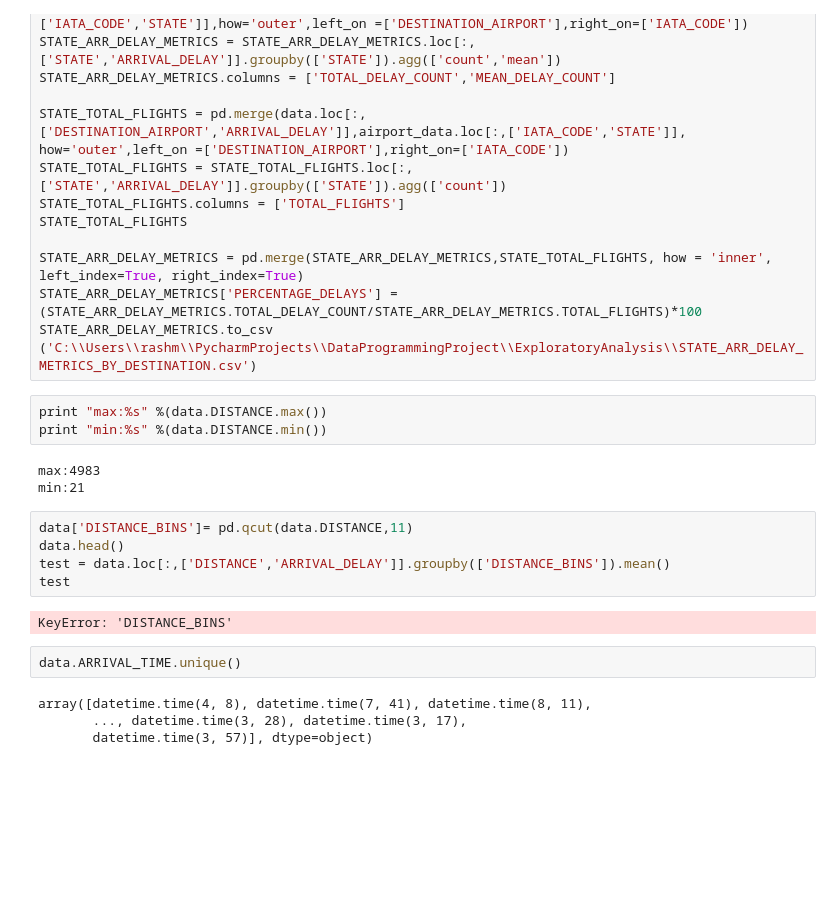
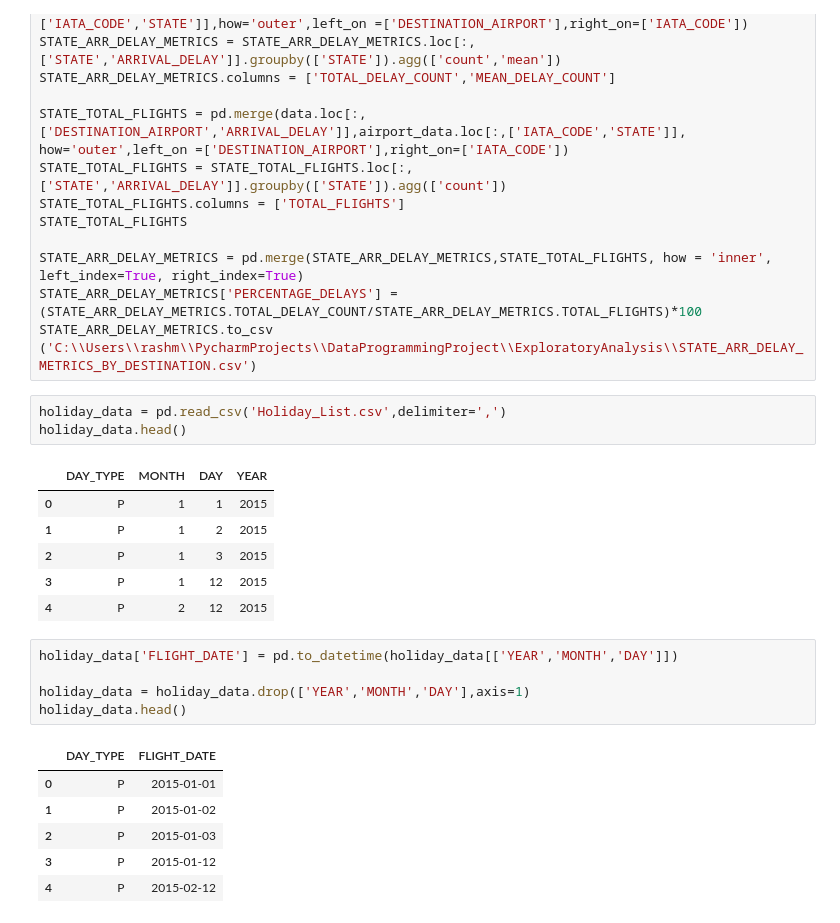
Before and after one commit to vSanjeev/ROTi, a Jupyter notebook: IndividualContribution/Rashmi/Data_Programming_Project.ipynb, the cells around one changed output. Cells and saved outputs as stored; diff of their text form; blank space fills up the shorter version.

```diff
--- a/IndividualContribution/Rashmi/Untitled.ipynb
+++ b/IndividualContribution/Rashmi/Data_Programming_Project.ipynb
@@ -522,22 +553,25 @@ STATE_TOTAL_FLIGHTS
 STATE_ARR_DELAY_METRICS = pd.merge(STATE_ARR_DELAY_METRICS,STATE_TOTAL_FLIGHTS, how = 'inner', left_index=True, right_index=True)
 STATE_ARR_DELAY_METRICS['PERCENTAGE_DELAYS'] = (STATE_ARR_DELAY_METRICS.TOTAL_DELAY_COUNT/STATE_ARR_DELAY_METRICS.TOTAL_FLIGHTS)*100
 STATE_ARR_DELAY_METRICS.to_csv ('C:\\Users\\rashm\\PycharmProjects\\DataProgrammingProject\\ExploratoryAnalysis\\STATE_ARR_DELAY_METRICS_BY_DESTINATION.csv')
-# %%
-print "max:%s" %(data.DISTANCE.max())
-print "min:%s" %(data.DISTANCE.min())
-# %% [output]
-max:4983
-min:21
-# %%
-data['DISTANCE_BINS']= pd.qcut(data.DISTANCE,11)
-data.head()
-test = data.loc[:,['DISTANCE','ARRIVAL_DELAY']].groupby(['DISTANCE_BINS']).mean()
-test
-# %% [output]
-KeyError: 'DISTANCE_BINS'
-# %%
-data.ARRIVAL_TIME.unique()
-# %% [output]
-array([datetime.time(4, 8), datetime.time(7, 41), datetime.time(8, 11),
-       ..., datetime.time(3, 28), datetime.time(3, 17),
-       datetime.time(3, 57)], dtype=object)
+# %%
+holiday_data = pd.read_csv('Holiday_List.csv',delimiter=',')
+holiday_data.head()
+# %% [output]
+|  | DAY_TYPE | MONTH | DAY | YEAR |
+| 0 | P | 1 | 1 | 2015 |
+| 1 | P | 1 | 2 | 2015 |
+| 2 | P | 1 | 3 | 2015 |
+| 3 | P | 1 | 12 | 2015 |
+| 4 | P | 2 | 12 | 2015 |
+# %%
+holiday_data['FLIGHT_DATE'] = pd.to_datetime(holiday_data[['YEAR','MONTH','DAY']])
+
+holiday_data = holiday_data.drop(['YEAR','MONTH','DAY'],axis=1)
+holiday_data.head()
+# %% [output]
+|  | DAY_TYPE | FLIGHT_DATE |
+| 0 | P | 2015-01-01 |
+| 1 | P | 2015-01-02 |
+| 2 | P | 2015-01-03 |
+| 3 | P | 2015-01-12 |
+| 4 | P | 2015-02-12 |
```
Also changed, not shown: parts of 28 cells of this notebook.
